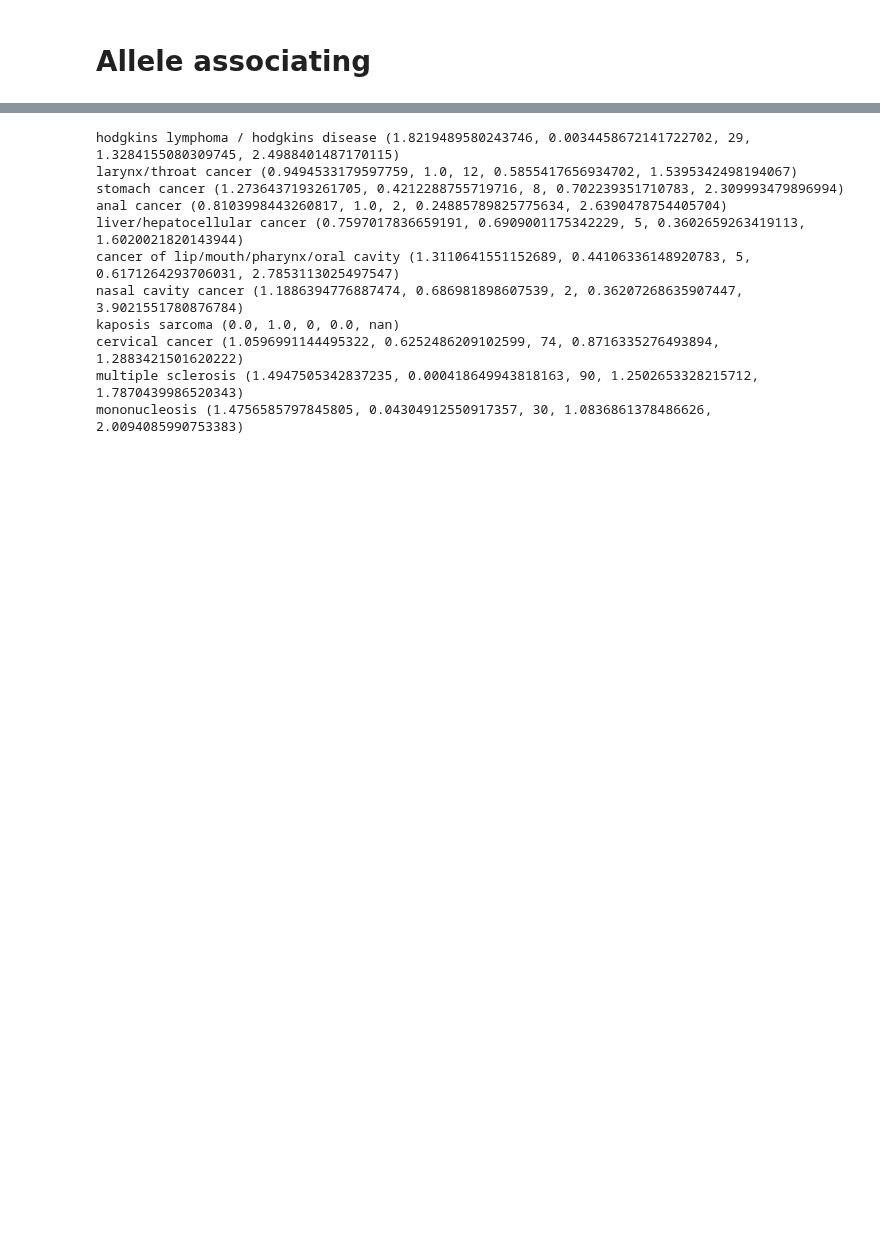
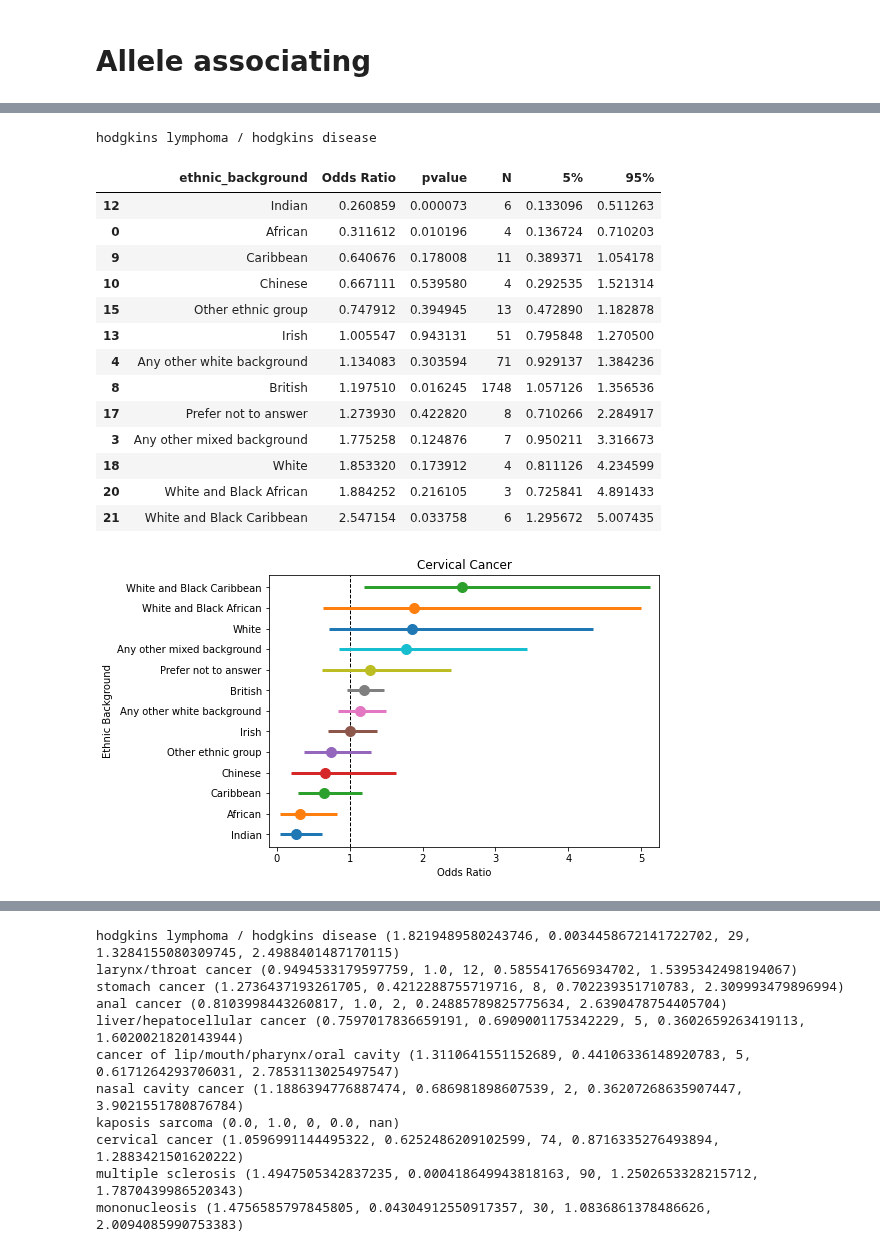
Before and after one commit to cole-khamnei/HLA_genotyping_associations, a Jupyter notebook: notebooks/allele_specific_associations.ipynb, the cells around one changed output, grey strips where cells are left out. Saved outputs shown, nothing was run; the diff lists cells and outputs as text; code cells hidden in the pictures; blank space fills up the shorter version.

```diff
--- a/notebooks/allele_specific_associations.ipynb
+++ b/notebooks/allele_specific_associations.ipynb
@@ -116,6 +121,7 @@ illnesses = [
 
 cancers = ['hodgkins lymphoma / hodgkins disease', "cervical cancer"]
 
+hodgkins_label = 'hodgkins lymphoma / hodgkins disease'
 cancers = ['hodgkins lymphoma / hodgkins disease',
  'larynx/throat cancer',
  'stomach cancer',
@@ -126,3 +132,60 @@ cancers = ['hodgkins lymphoma / hodgkins disease',
  'kaposis sarcoma',
  'cervical cancer']
 cancers_and_illnesses = cancers + illnesses
+# %%
+illness = hodgkins_label
+illness = "cervical cancer"
+
+illness_values = get_illness_value(biobank_data, illness, "cancer_code")
+
+values = []
+for background in np.unique(biobank_data["ethnic_background"].dropna()):
+    background_values = biobank_data["ethnic_background"] == background
+    OR, pvalue, N, low, high = calculate_OR(illness_values, background_values)
+    values.append([background, OR, pvalue, N, low, high])
+
+df = pd.DataFrame(values, columns=["ethnic_background", "Odds Ratio", "pvalue", "N", "5%", "95%"])
+print(hodgkins_label)
+df = df.query("N > 1").sort_values("Odds Ratio")
+display(df)
+
+fig, ax = plt.subplots(figsize=(7, 5))
+ax.axvline(1, ls='--', linewidth=1, color='black')
+n = 0
+x_s, x_labels = [], []
+for index, row in df.iterrows():
+    x = [n, n]
+    x_s.append(n)
+    x_labels.append(row["ethnic_background"])
+    y = [row["5%"], row["95%"]]
+    g = ax.plot(y, x, "_-", markersize = 15, markeredgewidth= 3, linewidth = 3)
+
+    x = [n]
+    y = [row["Odds Ratio"]]
+    ax.plot(y, x, "o", markersize = 10, color=g[0].get_color())
+    n += 1
+
+ax.set_ylabel("Ethnic Background")
+ax.set_xlabel("Odds Ratio")
+ax.set_title(illness.title())
+with warnings.catch_warnings():
+    warnings.simplefilter("ignore")
+    ax.set_yticks(x_s)
+    ax.set_yticklabels(x_labels, rotation=0)
+# %% [output]
+hodgkins lymphoma / hodgkins disease
+|  | ethnic_background | Odds Ratio | pvalue | N | 5% | 95% |
+| 12 | Indian | 0.260859 | 0.000073 | 6 | 0.133096 | 0.511263 |
+| 0 | African | 0.311612 | 0.010196 | 4 | 0.136724 | 0.710203 |
+| 9 | Caribbean | 0.640676 | 0.178008 | 11 | 0.389371 | 1.054178 |
+| 10 | Chinese | 0.667111 | 0.539580 | 4 | 0.292535 | 1.521314 |
+| 15 | Other ethnic group | 0.747912 | 0.394945 | 13 | 0.472890 | 1.182878 |
+| 13 | Irish | 1.005547 | 0.943131 | 51 | 0.795848 | 1.270500 |
+| 4 | Any other white background | 1.134083 | 0.303594 | 71 | 0.929137 | 1.384236 |
+| 8 | British | 1.197510 | 0.016245 | 1748 | 1.057126 | 1.356536 |
+| 17 | Prefer not to answer | 1.273930 | 0.422820 | 8 | 0.710266 | 2.284917 |
+| 3 | Any other mixed background | 1.775258 | 0.124876 | 7 | 0.950211 | 3.316673 |
+| 18 | White | 1.853320 | 0.173912 | 4 | 0.811126 | 4.234599 |
+| 20 | White and Black African | 1.884252 | 0.216105 | 3 | 0.725841 | 4.891433 |
+| 21 | White and Black Caribbean | 2.547154 | 0.033758 | 6 | 1.295672 | 5.007435 |
+[figure, added]
```
Also changed, not shown: parts of 12 cells of this notebook, 8 other files.
